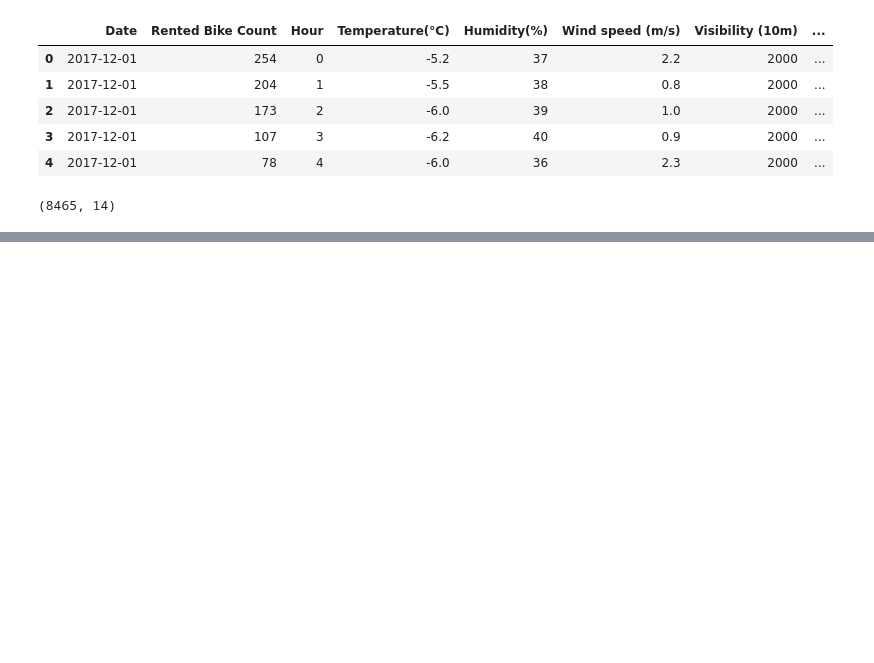
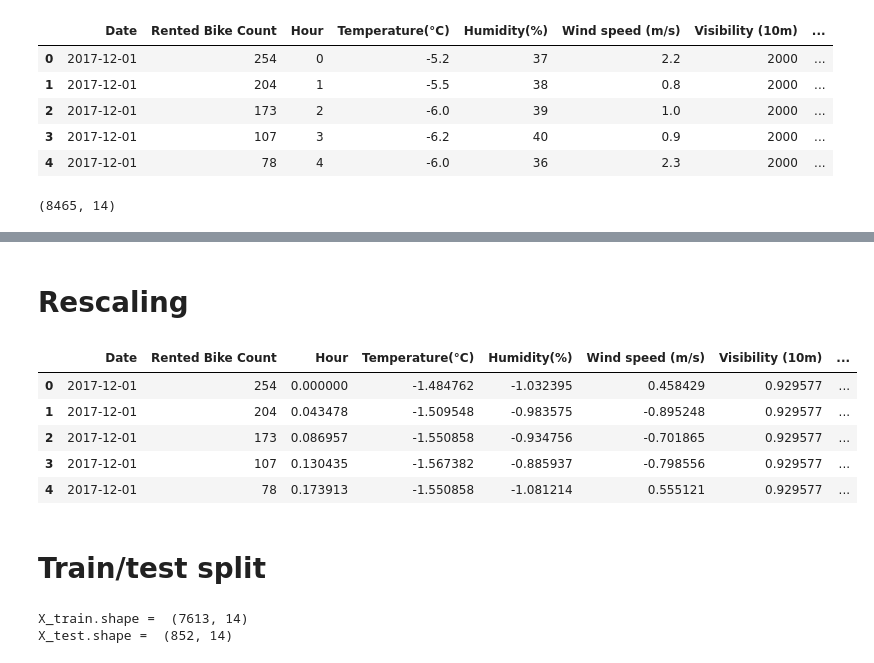
Before and after one commit to ektim/seoul_bikesharing, a Jupyter notebook: bikesharing.ipynb, the cells around one changed output, grey strips where cells are left out. Drawn from its saved outputs; the diff is of its cells as text; code cells hidden in the pictures; blank space fills up the shorter version.

```diff
--- a/bikesharing.ipynb
+++ b/bikesharing.ipynb
@@ -131,3 +122,7 @@ cleaned = df.drop(df[mask].index)
 cleaned.shape
 # %% [output]
 (8465, 14)
+# %%
+cleaned['Day_of_Week'] = cleaned['Date'].dt.dayofweek
+cleaned['Month'] = cleaned['Date'].dt.month
+cleaned.head()
@@ -133,0 +136,21 @@ cleaned.shape
+# %% [markdown]
+# Rescaling
+# %%
+scaler = StandardScaler()
+standard_scale_features  = ['Temperature(°C)', 'Humidity(%)', 'Wind speed (m/s)', 'Visibility (10m)',
+                            'Dew point temperature(°C)', 'Solar Radiation (MJ/m2)', 'Rainfall(mm)', 'Snowfall (cm)']
+cleaned[standard_scale_features ] = scaler.fit_transform(cleaned[standard_scale_features ])
+
+scaler = MinMaxScaler()
+min_max_scale_features  = ['Hour', 'Seasons', 'Day_of_Week', 'Month']
+cleaned[min_max_scale_features] = scaler.fit_transform(cleaned[min_max_scale_features])
+cleaned.head()
+# %% [output]
+|  | Date | Rented Bike Count | Hour | Temperature(°C) | Humidity(%) | Wind speed (m/s) | Visibility (10m) | ... |
+| 0 | 2017-12-01 | 254 | 0.000000 | -1.484762 | -1.032395 | 0.458429 | 0.929577 | ... |
+| 1 | 2017-12-01 | 204 | 0.043478 | -1.509548 | -0.983575 | -0.895248 | 0.929577 | ... |
+| 2 | 2017-12-01 | 173 | 0.086957 | -1.550858 | -0.934756 | -0.701865 | 0.929577 | ... |
+| 3 | 2017-12-01 | 107 | 0.130435 | -1.567382 | -0.885937 | -0.798556 | 0.929577 | ... |
+| 4 | 2017-12-01 | 78 | 0.173913 | -1.550858 | -1.081214 | 0.555121 | 0.929577 | ... |
+# %% [markdown]
+# Train/test split
@@ -133,0 +178,6 @@ cleaned.shape
+# %%
+print("X_train.shape = ", X_train.shape)
+print("X_test.shape = ", X_test.shape)
+# %% [output]
+X_train.shape =  (7613, 14)
+X_test.shape =  (852, 14)
```
Also changed, not shown: parts of 16 cells of this notebook.
